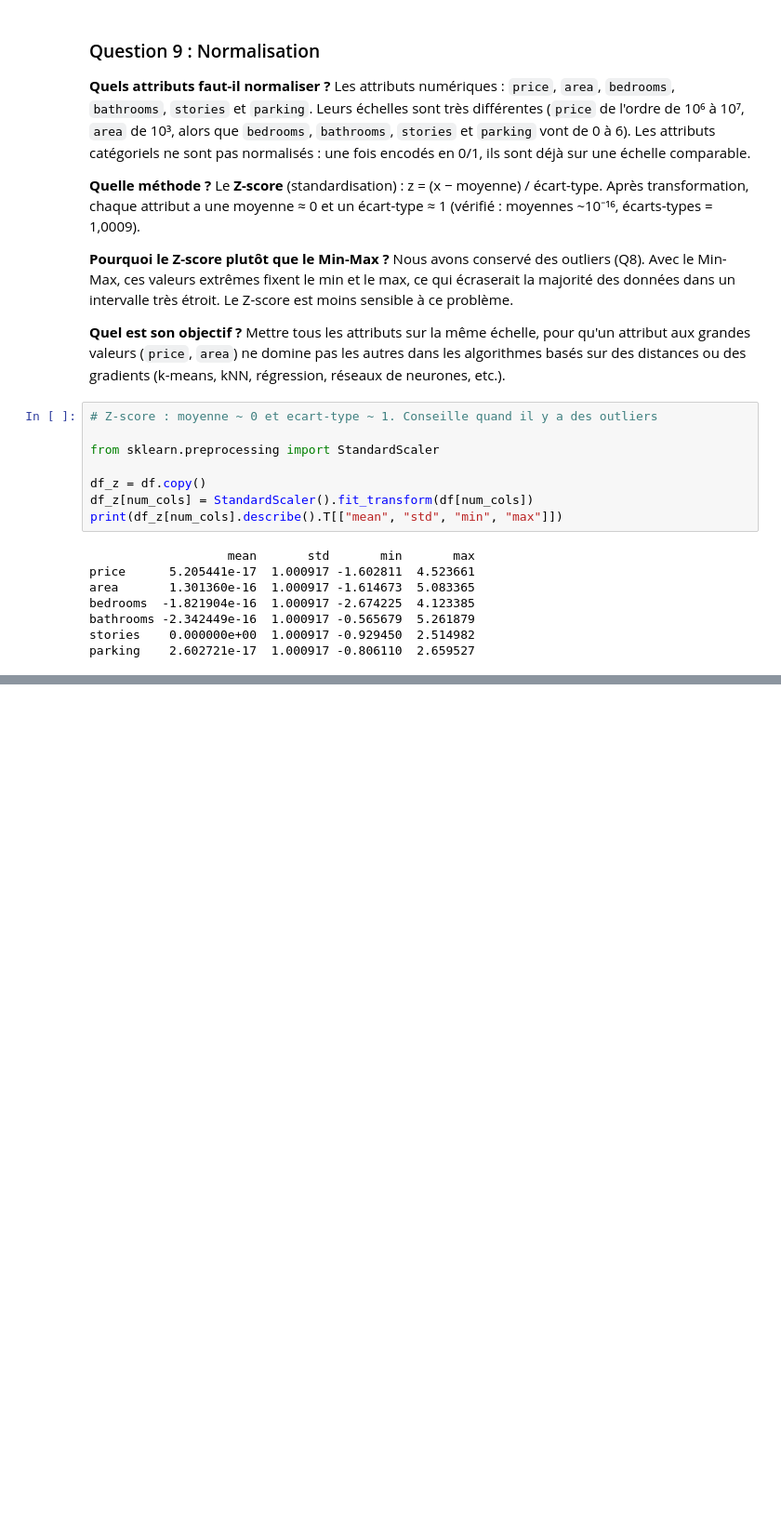
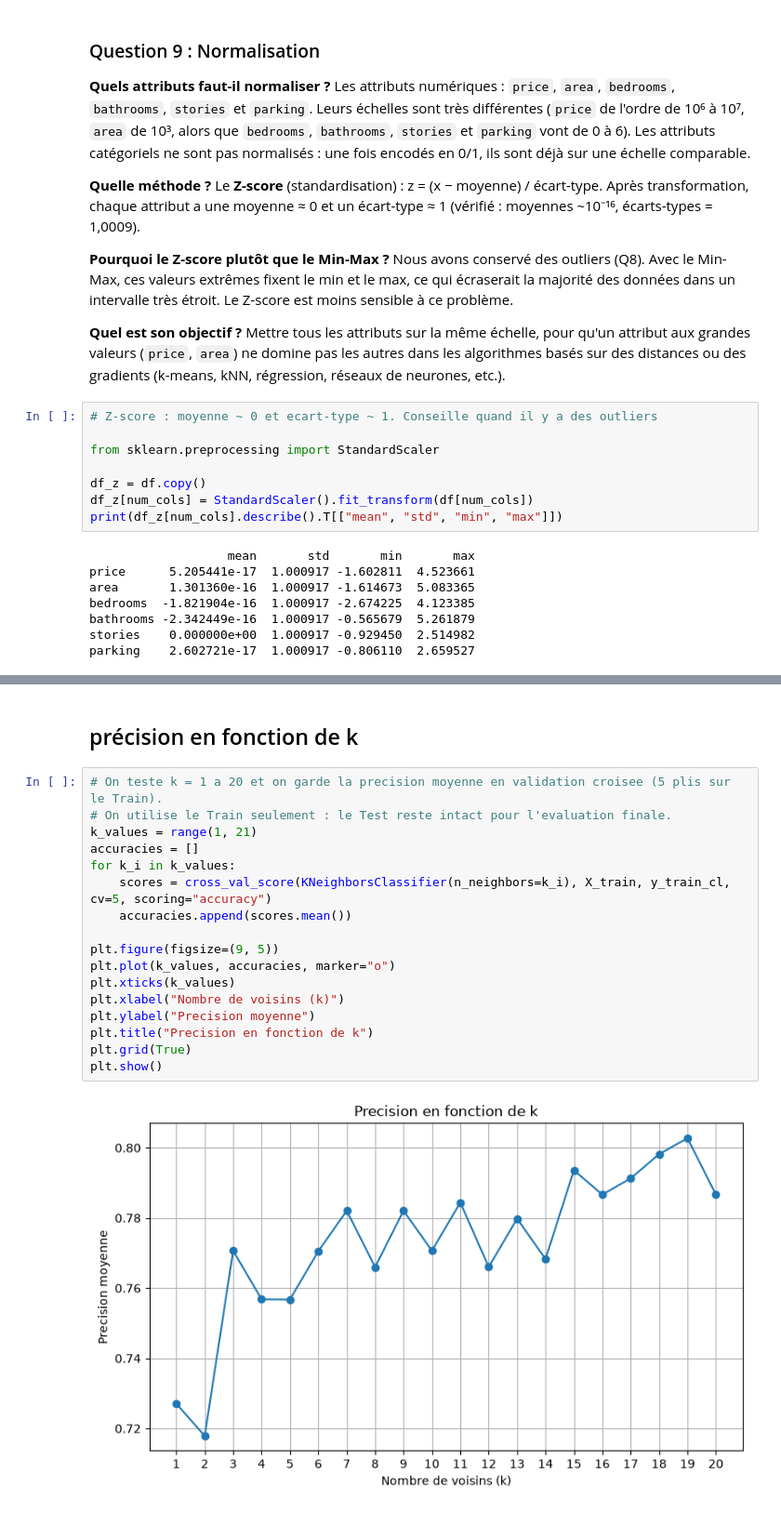
Before and after one commit to ansemd/Housing-Market-Data-Cleaning-Exploratory-Data-Analysis, a Jupyter notebook: TP1_daharsihemansameg2.ipynb, the cells around one changed output, grey strips where cells are left out. Shown at 93% size. Cells and saved outputs as stored; diff of their text form; blank space fills up the shorter version.

```diff
--- a/TP1_daharsihemansameg2.ipynb
+++ b/TP1_daharsihemansameg2.ipynb
@@ -570,0 +899,21 @@ df = pd.read_csv("data/housing_data2 - housing_data2.csv")
+# %% [markdown]
+## précision en fonction de k
+# %%
+# On teste k = 1 a 20 et on garde la precision moyenne en validation croisee (5 plis sur le Train).
+# On utilise le Train seulement : le Test reste intact pour l'evaluation finale.
+k_values = range(1, 21)
+accuracies = []
+for k_i in k_values:
+    scores = cross_val_score(KNeighborsClassifier(n_neighbors=k_i), X_train, y_train_cl, cv=5, scoring="accuracy")
+    accuracies.append(scores.mean())
+
+plt.figure(figsize=(9, 5))
+plt.plot(k_values, accuracies, marker="o")
+plt.xticks(k_values)
+plt.xlabel("Nombre de voisins (k)")
+plt.ylabel("Precision moyenne")
+plt.title("Precision en fonction de k")
+plt.grid(True)
+plt.show()
+# %% [output]
+[figure, added]
```
Also changed, not shown: parts of 119 cells of this notebook.
